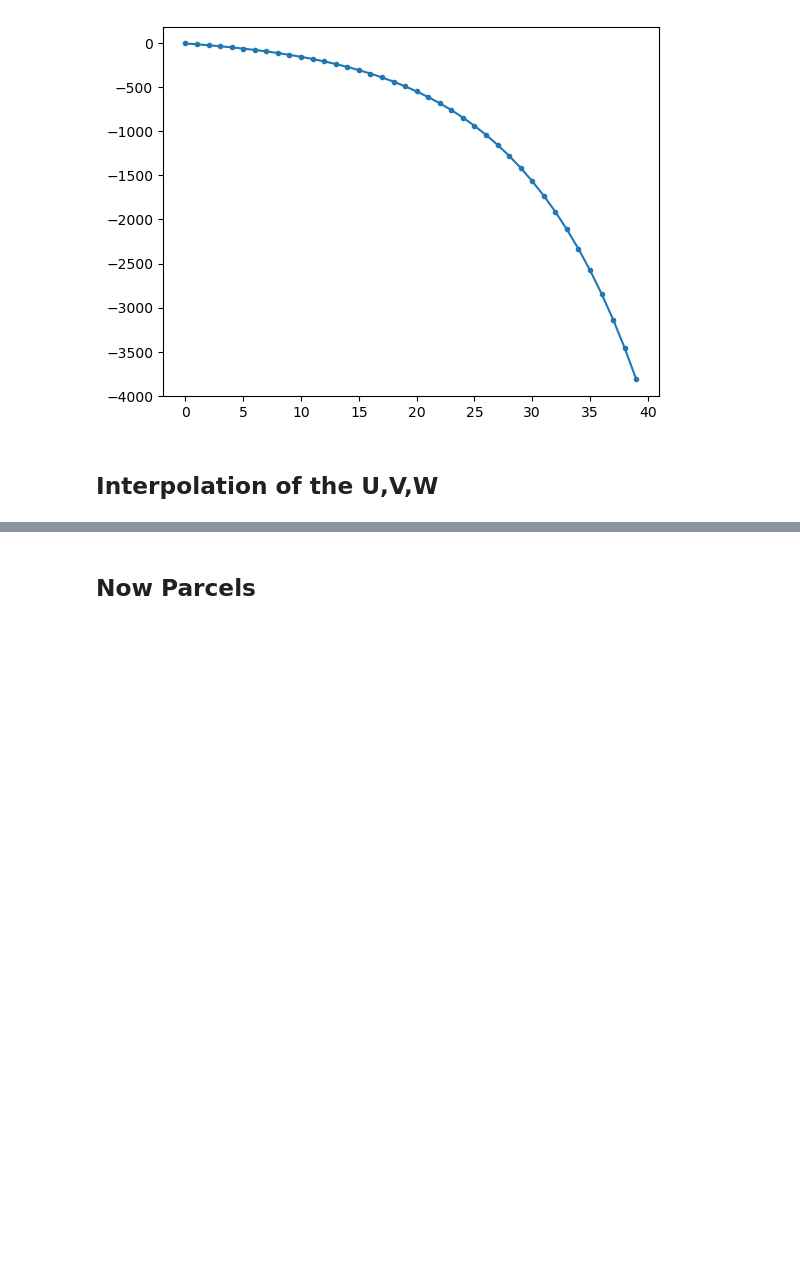
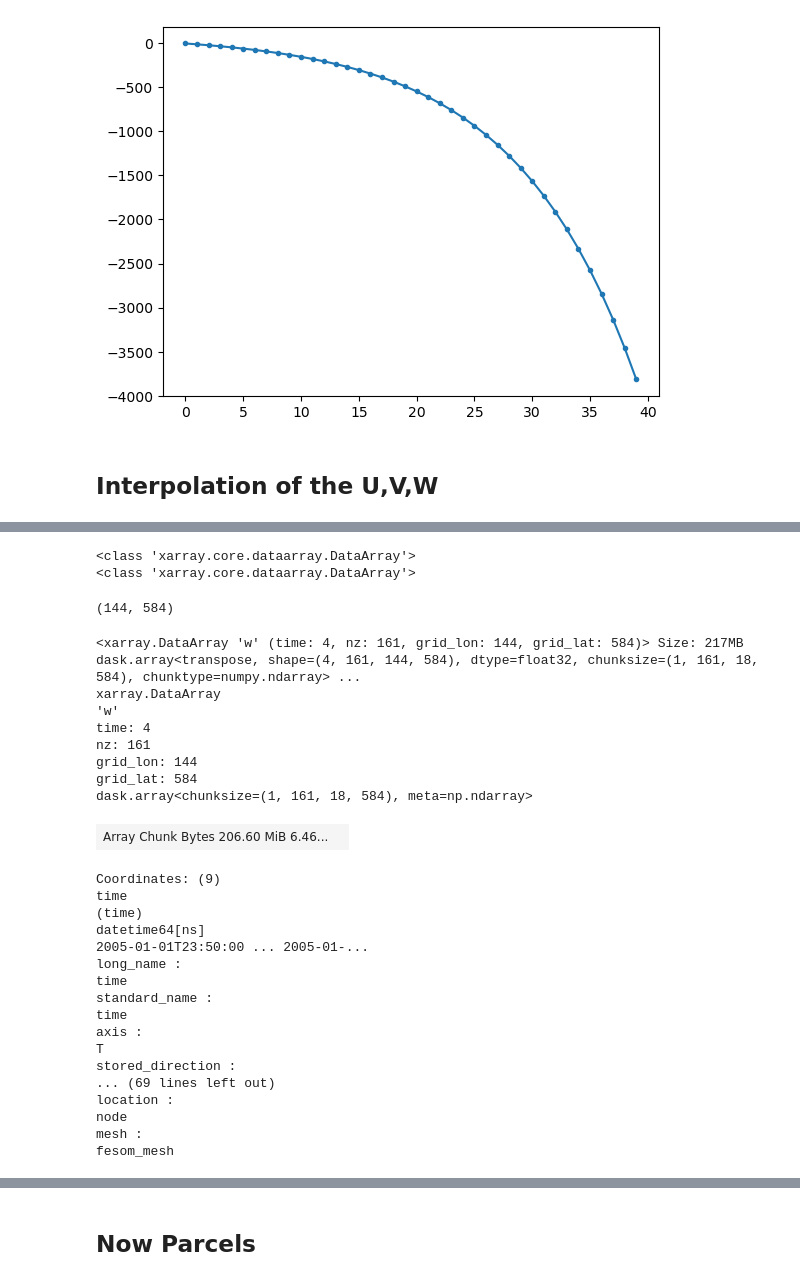
Before and after one commit to danliba/FESOMparcels_first, a Jupyter notebook: notebooks/W_FESOM_interp.ipynb, the cells around one changed output, grey strips where cells are left out. Cells and saved outputs as stored; diff of their text form; code cells hidden in the pictures; blank space fills up the shorter version.

Commit message:
Add new notebooks and interpolation codes

```diff
--- a/notebooks/W_FESOM_interp.ipynb
+++ b/notebooks/W_FESOM_interp.ipynb
@@ -318,20 +186,9 @@ target_lonw, target_latw = xr.broadcast(grid_lonw, grid_latw)
 #     grid_lon=grid_lon,
 # )
 
-#grid_nodes
-grid_nodes = ds_mesh.xoak.sel(
-    lat = target_latw,
-    lon = target_lonw,
-).nod2
 
-grid_nodes = grid_nodes.assign_coords(
-    target_lat = target_latw,
-    target_lon = target_lonw,
-    grid_lat = grid_latw,
-    grid_lon = grid_lonw,
-)
 
-grid_nodes
+# grid_nodes
 # %% [output]
 <xarray.DataArray 'nod2' (grid_lon: 144, grid_lat: 584)> Size: 673kB
 array([[    1,     1,     2, ...,   221,   221,   221],
@@ -419,3 +276,14 @@ channel_z = (0,4000)
 z_levels = 1000
 # %% [markdown]
 ## Interpolation of the U,V,W
+# %%
+za = W_grid.nz.values #41
+zb = V_grid.nz1.values #40
+
+zc = np.array(sorted(np.concatenate((za, zb))))
+#print(zc)
+
+zg = np.sort(np.hstack((0.5 * (zc[0:-1] + zc[1:]), zc)))
+
+#np.set_printoptions(precision=2, suppress=True)
+print(zg.shape)
@@ -421,0 +298,6 @@ z_levels = 1000
+# %%
+# Add the interpolated depth as a new coordinate
+ds_mesh = ds_mesh.assign_coords(z=("z", zg))
+ds_mesh
+# If necessary, update the dataset to remove old dimensions
+#ds_mesh = ds_mesh.drop_dims(["nz", "nz1"])
@@ -421,0 +322,3 @@ z_levels = 1000
+# %%
+nz_grid = ds_mesh.sel(nz = zg, method = 'nearest').nz
+nz_grid.astype(int)
@@ -421,0 +363,12 @@ z_levels = 1000
+# %%
+#grid_nodes
+print(type(grid_nodes))
+print(type(nz_grid))
+# W_grid.sel(nod2 = grid_nodes -1 ).isel(nz = nz_grid -1)
+# %% [output]
+<class 'xarray.core.dataarray.DataArray'>
+<class 'xarray.core.dataarray.DataArray'>
+# %%
+grid_nodes.shape
+# %% [output]
+(144, 584)
@@ -421,0 +377,30 @@ z_levels = 1000
+# %%
+W_grid2 = ds_w.w.isel(nod2=grid_nodes - 1).interp(nz=nz_grid,method = 'nearest')
+W_grid2
+# %% [output]
+<xarray.DataArray 'w' (time: 4, nz: 161, grid_lon: 144, grid_lat: 584)> Size: 217MB dask.array<transpose, shape=(4, 161, 144, 584), dtype=float32, chunksize=(1, 161, 18, 584), chunktype=numpy.ndarray> ...
+xarray.DataArray
+'w'
+time: 4
+nz: 161
+grid_lon: 144
+grid_lat: 584
+dask.array<chunksize=(1, 161, 18, 584), meta=np.ndarray>
+| Array Chunk Bytes 206.60 MiB 6.46... |  |
+Coordinates: (9)
+time
+(time)
+datetime64[ns]
+2005-01-01T23:50:00 ... 2005-01-...
+long_name :
+time
+standard_name :
+time
+axis :
+T
+stored_direction :
+... (69 lines left out)
+location :
+node
+mesh :
+fesom_mesh
```
Also changed, not shown: parts of 22 cells of this notebook, 7 other files.
